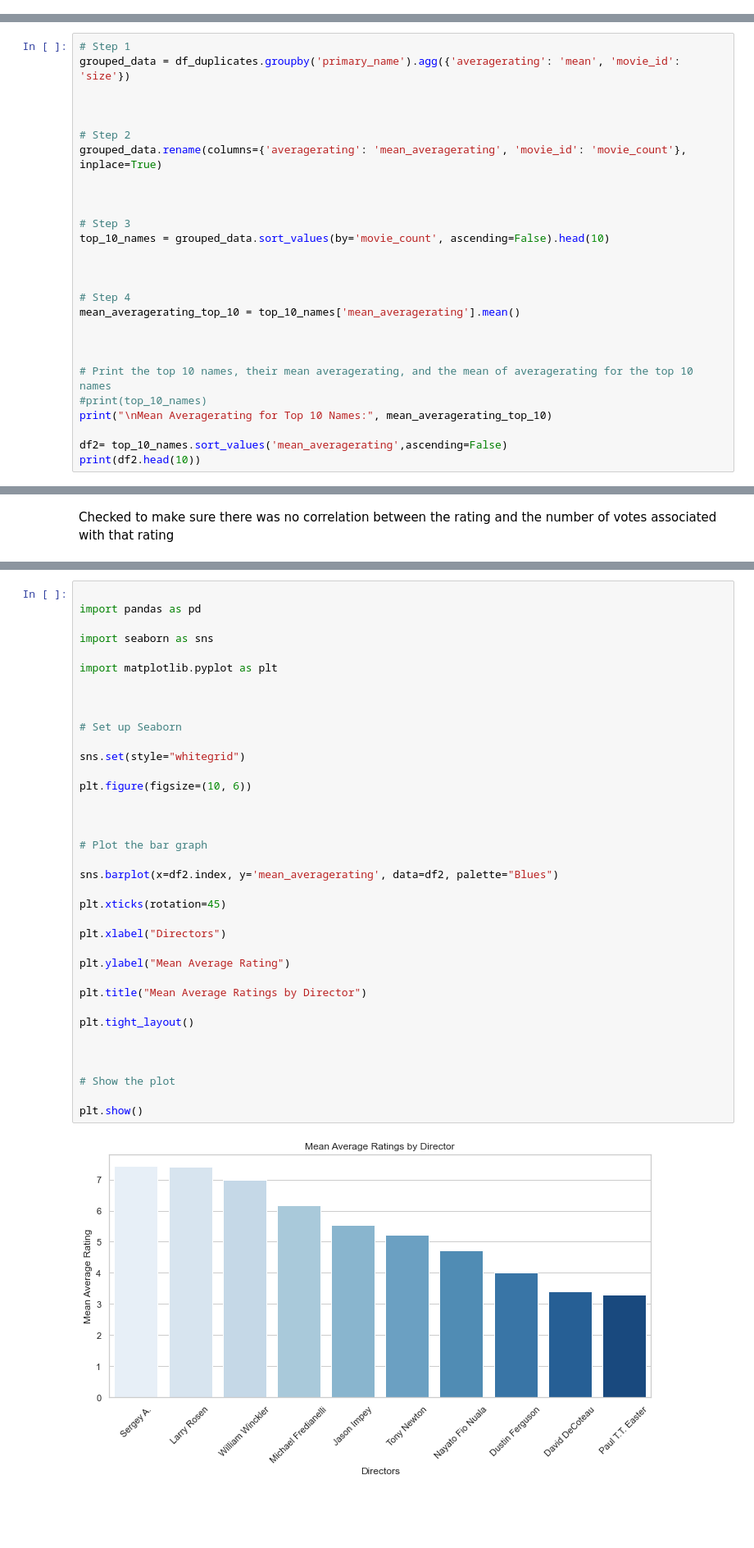
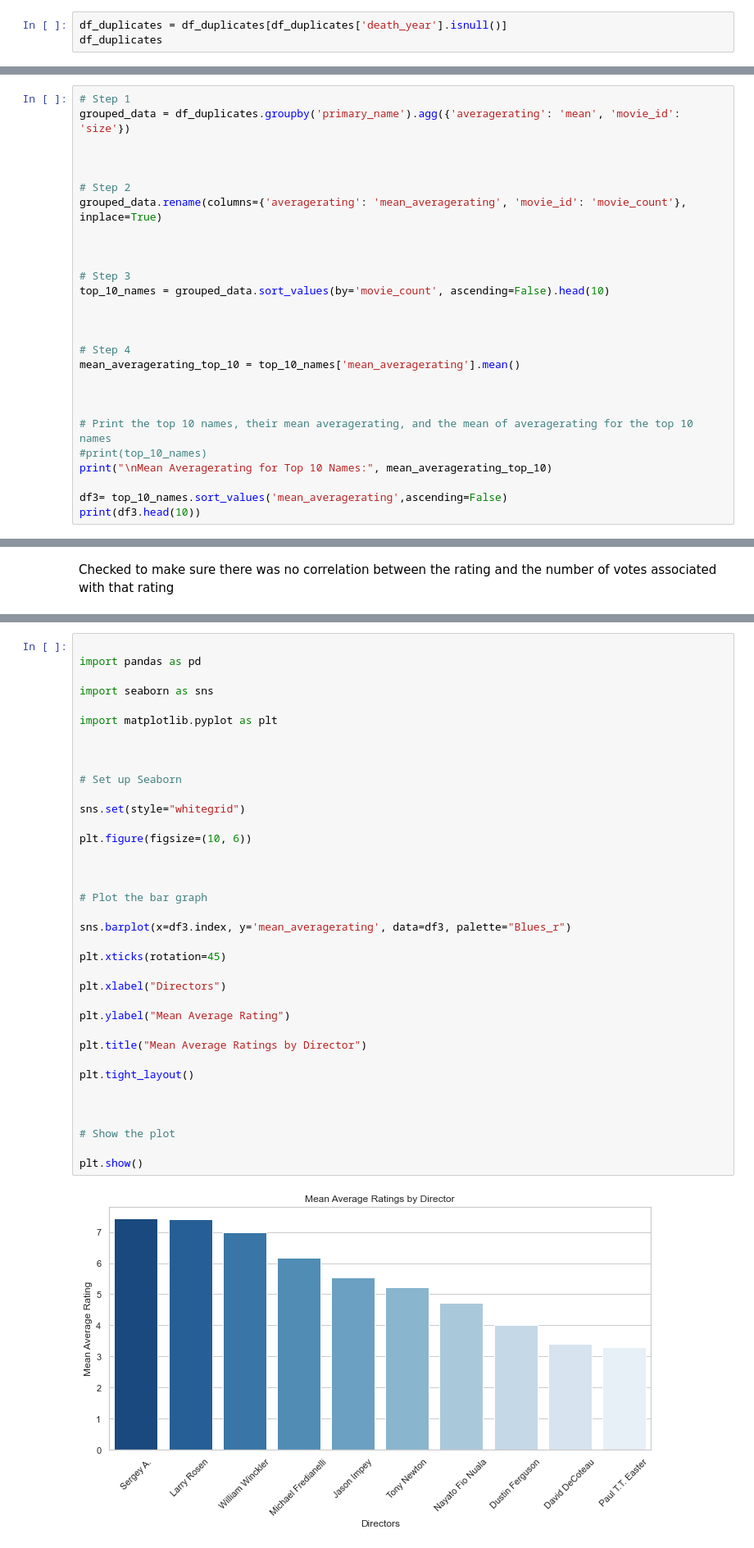
Before and after one commit to ZeejahWaseem/Capstone_Project, a Jupyter notebook: Notebooks/Hannah_Folder/Hannah.ipynb, the cells around one changed output, grey strips where cells are left out. Shown at 82% size. Cells and saved outputs as stored; diff of their text form; blank space fills up the shorter version.

```diff
--- a/Notebooks/Hannah_Folder/Hannah.ipynb
+++ b/Notebooks/Hannah_Folder/Hannah.ipynb
@@ -74,0 +94,3 @@ df_duplicates
+# %%
+df_duplicates = df_duplicates[df_duplicates['death_year'].isnull()]
+df_duplicates
@@ -220,8 +275,8 @@ mean_averagerating_top_10 = top_10_names['mean_averagerating'].mean()
 #print(top_10_names)
 print("\nMean Averagerating for Top 10 Names:", mean_averagerating_top_10)
 
-df2= top_10_names.sort_values('mean_averagerating',ascending=False)
-print(df2.head(10))
+df3= top_10_names.sort_values('mean_averagerating',ascending=False)
+print(df3.head(10))
 # %% [output]
 Mean Averagerating for Top 10 Names: 5.417335630864094
                      mean_averagerating  movie_count
@@ -270,32 +340,32 @@ import matplotlib.pyplot as plt
 
 
 
 # Set up Seaborn
 
 sns.set(style="whitegrid")
 
 plt.figure(figsize=(10, 6))
 
 
 
 # Plot the bar graph
 
-sns.barplot(x=df2.index, y='mean_averagerating', data=df2, palette="Blues")
+sns.barplot(x=df3.index, y='mean_averagerating', data=df3, palette="Blues_r")
 
 plt.xticks(rotation=45)
 
 plt.xlabel("Directors")
 
 plt.ylabel("Mean Average Rating")
 
 plt.title("Mean Average Ratings by Director")
 
 plt.tight_layout()
 
 
 
 # Show the plot
 
 plt.show()
 # %% [output]
-[figure, old version]
+[figure, new version]
```
Also changed, not shown: parts of 9 cells of this notebook.
